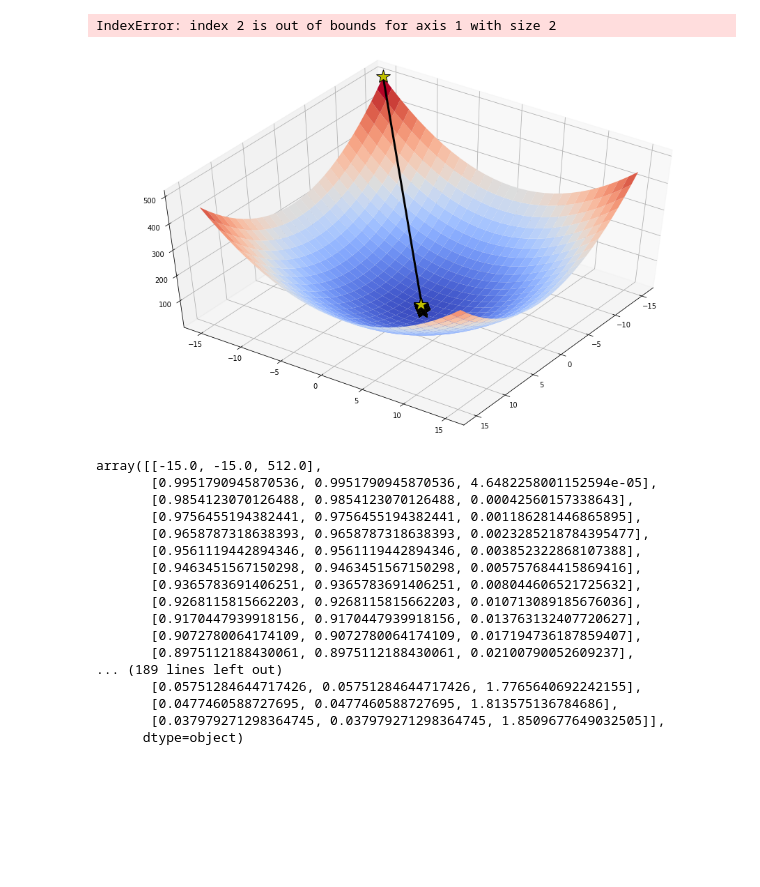
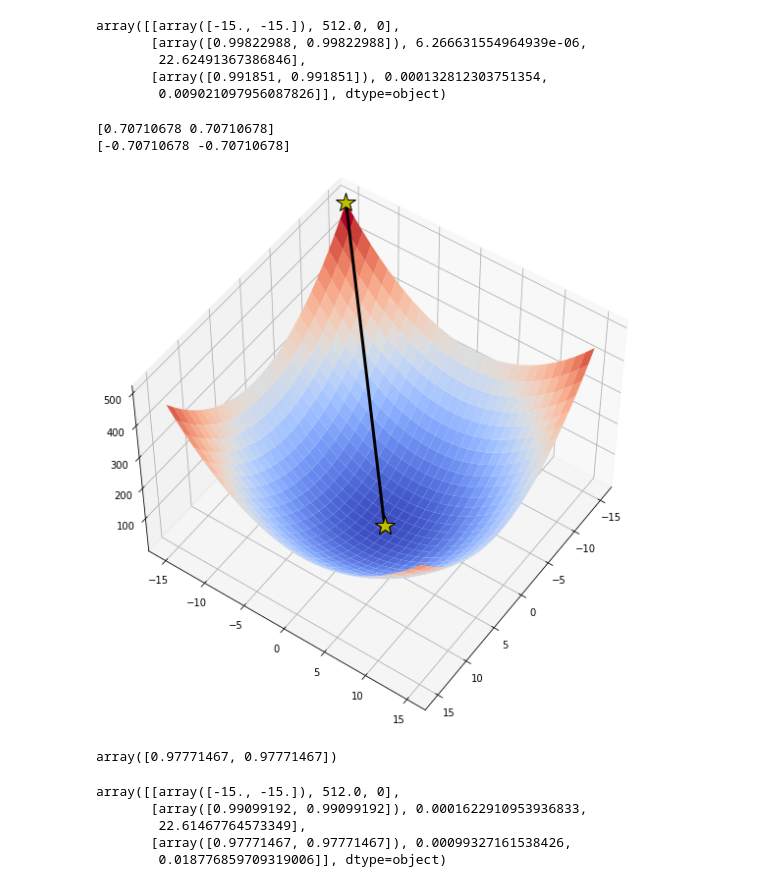
Before and after one commit to orueI/MMOR, a Jupyter notebook: MMOR_LB_4.ipynb, the cells around one changed output. Drawn from its saved outputs; the diff is of its cells as text; code cells hidden in the pictures; blank space fills up the shorter version.

```diff
--- a/MMOR_LB_4.ipynb
+++ b/MMOR_LB_4.ipynb
@@ -169,42 +169,38 @@ array([[-15.0, -15.0, 512.0],
+# %%
+np.array(method_of_steepest_descent_iter_list)
+# %% [output]
+array([[array([-15., -15.]), 512.0, 0],
+       [array([0.99822988, 0.99822988]), 6.266631554964939e-06,
+        22.62491367386846],
+       [array([0.991851, 0.991851]), 0.000132812303751354,
+        0.009021097956087826]], dtype=object)
 # %%
-def example_get_coordinate_descent(optimization_fum):
-    opt_fun = get_coordinate_descent(add_sven_to_optimisation(optimization_fum))
-    res = opt_fun(f, nd_start_point, epsilon, nd_iter)
+from utils.utils import to_nd_array
 
-    steps = [
-        np.array(to_nd_array(np.array(coordinate_descent_iter_list)[:, 0])[:, 0]),
-        np.array(to_nd_array(np.array(coordinate_descent_iter_list)[:, 0])[:, 1]),
-        np.array(np.array(coordinate_descent_iter_list)[:, 1]),
-        np.array(np.array(coordinate_descent_iter_list)[:, 2]),
-    ]
+opt_fun = get_method_of_steepest_descent(add_sven_to_optimisation(search_golden_section))
+res = opt_fun(f, derivative, nd_start_point, epsilon, nd_iter)
 
-    ax = draw_3d_function(f, np.array(steps), 15, 15)
+steps = [
+    np.array(to_nd_array(np.array(method_of_steepest_descent_iter_list)[:, 0])[:, 0]),
+    np.array(to_nd_array(np.array(method_of_steepest_descent_iter_list)[:, 0])[:, 1]),
+    np.array(np.array(method_of_steepest_descent_iter_list)[:, 1])
+]
 
-    ax.view_init(50, 35)
-    plt.show()
-    return np.transpose(np.array(steps))
+ax = draw_3d_function(f, np.array(steps), 15, 15)
+
+ax.view_init(50, 35)
+plt.show()
+res
+# %% [output]
+[0.70710678 0.70710678]
+[-0.70710678 -0.70710678]
+[figure, added]
+array([0.97771467, 0.97771467])
-# %%
-example_get_coordinate_descent(search_dichotomous)
-# %% [output]
-IndexError: index 2 is out of bounds for axis 1 with size 2
-# %%
-example_get_coordinate_descent(cubicInterpolation)
-# %% [output]
-[figure, removed]
-array([[-15.0, -15.0, 512.0],
-       [0.9951790945870536, 0.9951790945870536, 4.6482258001152594e-05],
-       [0.9854123070126488, 0.9854123070126488, 0.00042560157338643],
-       [0.9756455194382441, 0.9756455194382441, 0.001186281446865895],
-       [0.9658787318638393, 0.9658787318638393, 0.0023285218784395477],
-       [0.9561119442894346, 0.9561119442894346, 0.003852322868107388],
-       [0.9463451567150298, 0.9463451567150298, 0.005757684415869416],
-       [0.9365783691406251, 0.9365783691406251, 0.008044606521725632],
-       [0.9268115815662203, 0.9268115815662203, 0.010713089185676036],
-       [0.9170447939918156, 0.9170447939918156, 0.013763132407720627],
-       [0.9072780064174109, 0.9072780064174109, 0.017194736187859407],
-       [0.8975112188430061, 0.8975112188430061, 0.02100790052609237],
-... (189 lines left out)
-       [0.05751284644717426, 0.05751284644717426, 1.7765640692242155],
-       [0.0477460588727695, 0.0477460588727695, 1.813575136784686],
-       [0.037979271298364745, 0.037979271298364745, 1.8509677649032505]],
-      dtype=object)
+# %%
+np.array(method_of_steepest_descent_iter_list)
+# %% [output]
+array([[array([-15., -15.]), 512.0, 0],
+       [array([0.99099192, 0.99099192]), 0.0001622910953936833,
+        22.61467764573349],
+       [array([0.97771467, 0.97771467]), 0.00099327161538426,
+        0.018776859709319006]], dtype=object)
```
Also changed, not shown: parts of 8 cells of this notebook, 3 other files.
